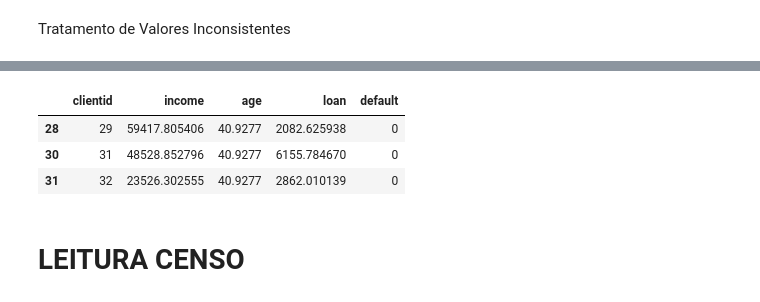
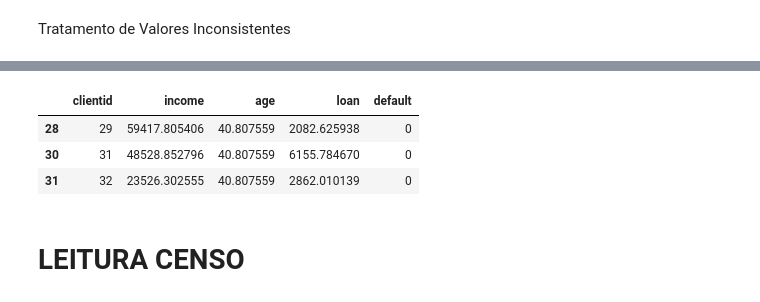
Before and after one commit to PedroLourega/study, a Jupyter notebook: udemy_course/machine_learning/machine_learning.ipynb, the cells around one changed output, grey strips where cells are left out. Drawn from its saved outputs; the diff is of its cells as text; code cells hidden in the pictures.

```diff
--- a/udemy_course/machine_learning/machine_learning.ipynb
+++ b/udemy_course/machine_learning/machine_learning.ipynb
@@ -107,14 +116,14 @@ See the documentation for a more detailed explanation: https://pandas.pydata.org
 1999    56.152617
 Name: age, Length: 2000, dtype: float64
 # %%
-base_credit2.loc[
+base_credit.loc[
     (base_credit["clientid"] == 29)
     | (base_credit["clientid"] == 31)
     | (base_credit["clientid"] == 32)
 ]
 # %% [output]
 |  | clientid | income | age | loan | default |
-| 28 | 29 | 59417.805406 | 40.9277 | 2082.625938 | 0 |
-| 30 | 31 | 48528.852796 | 40.9277 | 6155.784670 | 0 |
-| 31 | 32 | 23526.302555 | 40.9277 | 2862.010139 | 0 |
+| 28 | 29 | 59417.805406 | 40.807559 | 2082.625938 | 0 |
+| 30 | 31 | 48528.852796 | 40.807559 | 6155.784670 | 0 |
+| 31 | 32 | 23526.302555 | 40.807559 | 2862.010139 | 0 |
 # %%
```
Also changed, not shown: parts of 5 cells of this notebook.
